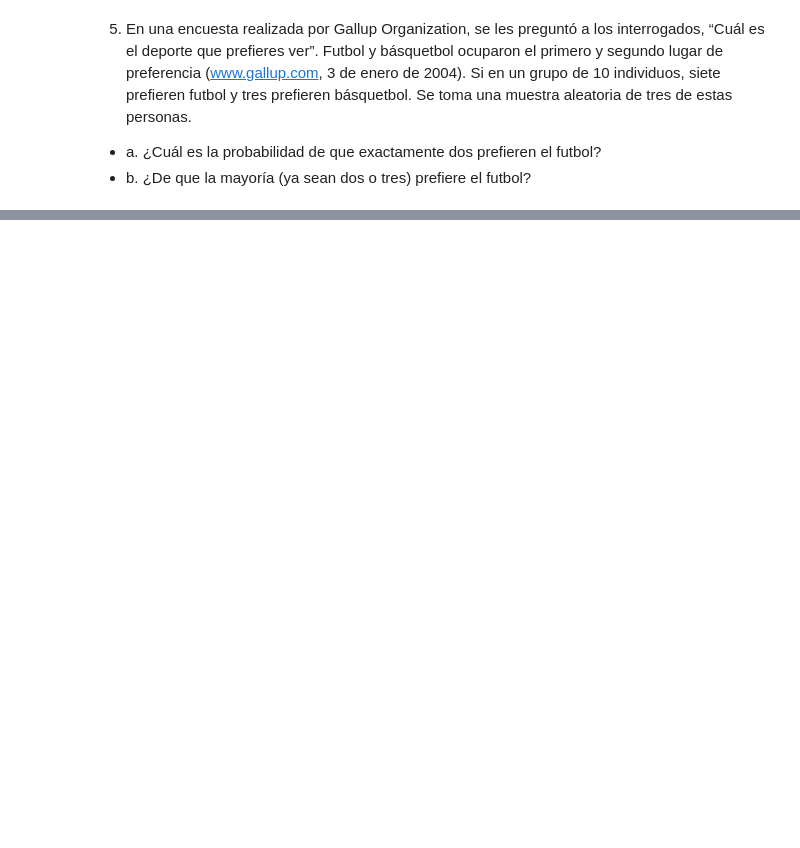
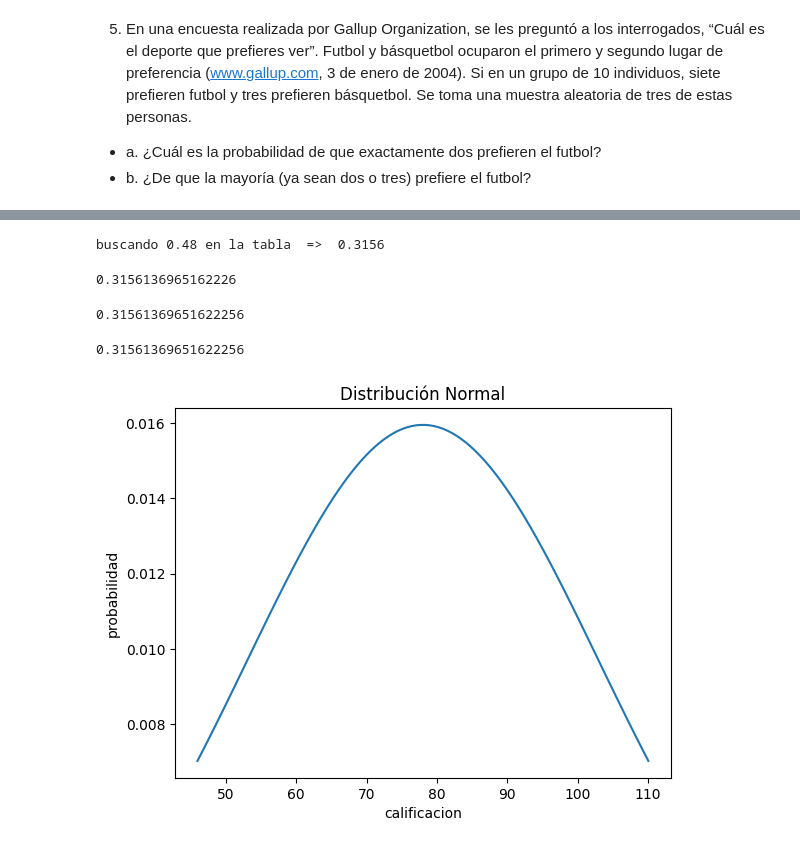
Before and after one commit to MarceloOrtizz/M2, a Jupyter notebook: Clase 04/Marcelo.ipynb, the cells around one changed output, grey strips where cells are left out. Cells and saved outputs as stored; diff of their text form; code cells hidden in the pictures; blank space fills up the shorter version.

```diff
--- a/Clase 04/Marcelo.ipynb
+++ b/Clase 04/Marcelo.ipynb
@@ -196,0 +322,37 @@ probabilidad_hipergeometrica(N,X,n,x)
+# %%
+m=78
+ds=25
+x=90
+z=(x-m)/ds
+print(f'buscando {z} en la tabla  => ',0.3156)
+# %% [output]
+buscando 0.48 en la tabla  =>  0.3156
+# %%
+#1 menos el acumulado hasta 0.48
+1-stats.norm.cdf(0.48,0,1)
+# %% [output]
+0.3156136965162226
+# %%
+#acumulado hasta 0.48
+stats.norm.sf(0.48,0,1)
+# %% [output]
+0.31561369651622256
+# %%
+#acumulado hasta 90 con m=78 y ds=25
+stats.norm.sf(90,78,25)
+# %% [output]
+0.31561369651622256
+# %%
+# Graficando Normal
+mu, sigma = 78, 25 # media y desvio estandar
+normal = stats.norm(mu, sigma)
+x = np.linspace(normal.ppf(0.1),
+                normal.ppf(0.9), 100)
+fp = normal.pdf(x) # Función de Probabilidad
+plt.plot(x, fp)
+plt.title('Distribución Normal')
+plt.ylabel('probabilidad')
+plt.xlabel('calificacion')
+plt.show()
+# %% [output]
+[figure, added]
```
Also changed, not shown: parts of 29 cells of this notebook.
